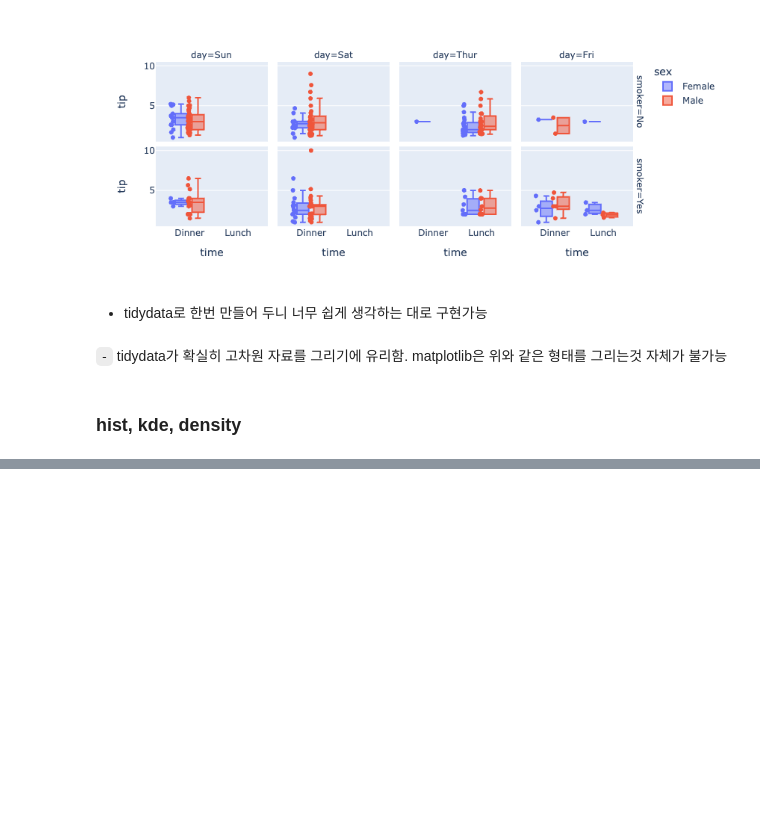
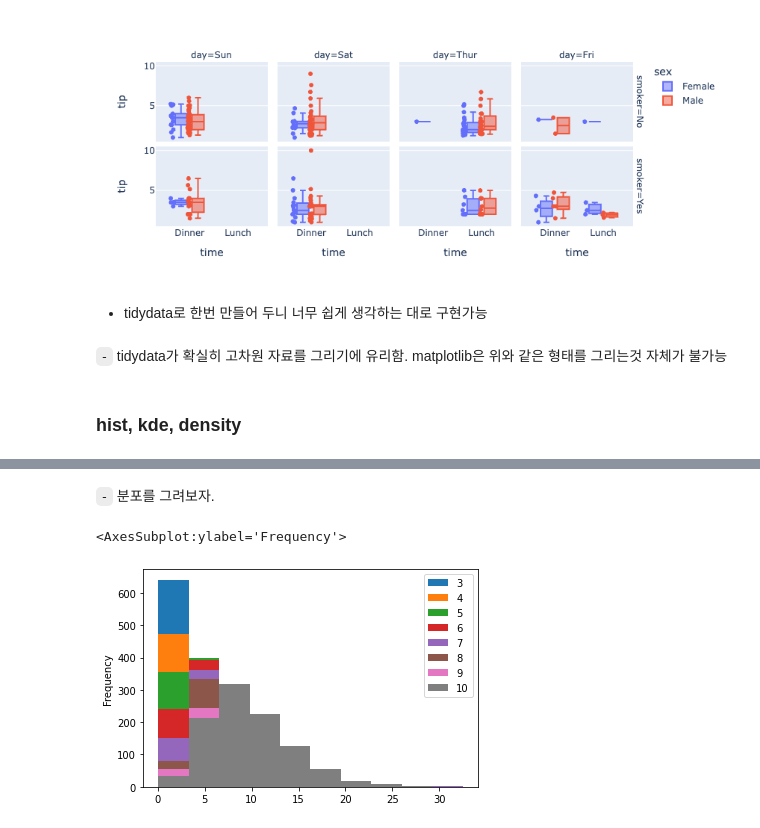
Before and after one commit to guebin/2021DV, a Jupyter notebook: _notebooks/Untitled1.ipynb, the cells around one changed output, grey strips where cells are left out. Saved outputs shown, nothing was run; the diff lists cells and outputs as text; code cells hidden in the pictures; blank space fills up the shorter version.

```diff
--- a/_notebooks/Untitled1.ipynb
+++ b/_notebooks/Untitled1.ipynb
@@ -153,0 +190,4 @@ df.plot.box(backend='plotly',y='tip',x='time',color='sex',facet_col='day', facet
+# %%
+_arr = [3,4,5,6,7,8,9,10]
+df= pd.DataFrame([((np.random.normal(size=(1000,_arr[i]),loc=0,scale=1))**2).sum(axis=1).tolist() for i in range(len(_arr))]).T
+df
@@ -153,0 +210,2 @@ df.plot.box(backend='plotly',y='tip',x='time',color='sex',facet_col='day', facet
+# %%
+df.columns = _arr
@@ -153,0 +228,7 @@ df.plot.box(backend='plotly',y='tip',x='time',color='sex',facet_col='day', facet
+# %% [markdown]
+`-` 분포를 그려보자.
+# %%
+df.plot.hist()
+# %% [output]
+<AxesSubplot:ylabel='Frequency'>
+[figure, added]
```
Also changed, not shown: parts of 30 cells of this notebook.
